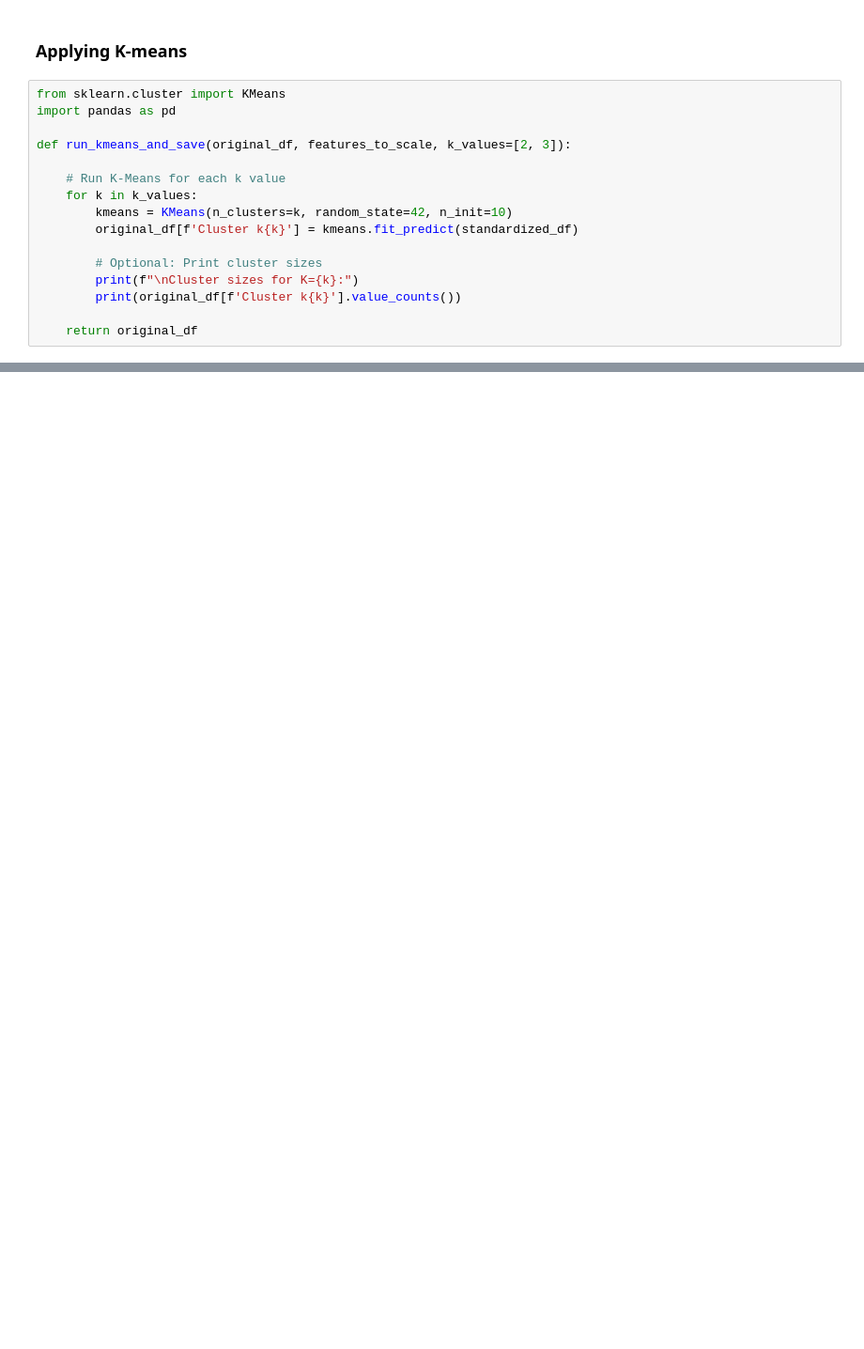
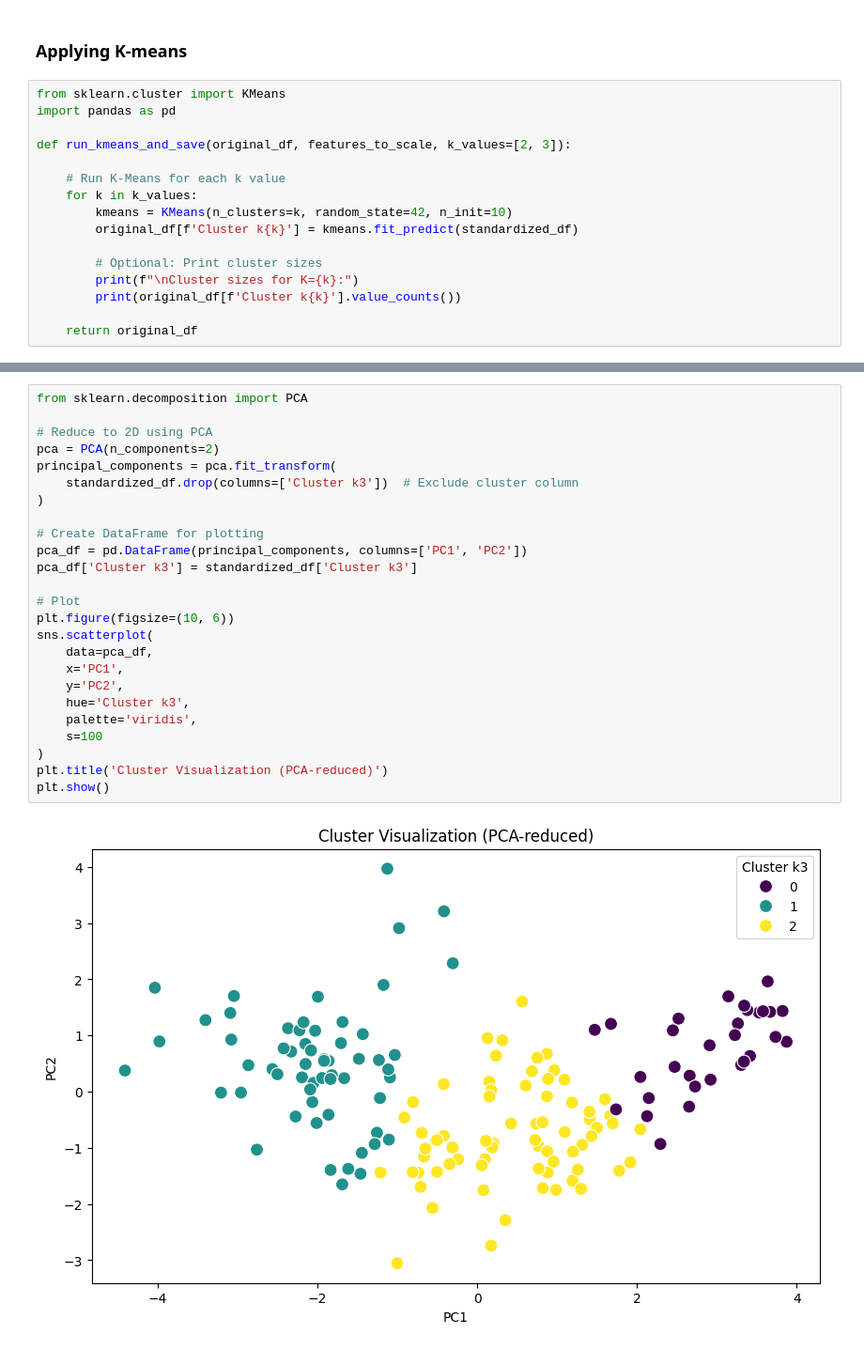
Before and after one commit to fairuznawar122/World-Happiness-Classification, a Jupyter notebook: World_Happiness_Kmeans.ipynb, the cells around one changed output, grey strips where cells are left out. Shown at 94% size. Cells and saved outputs as stored; diff of their text form; blank space fills up the shorter version.

```diff
--- a/World_Happiness_Kmeans.ipynb
+++ b/World_Happiness_Kmeans.ipynb
@@ -207,0 +361,27 @@ Name: count, dtype: int64
+# %%
+from sklearn.decomposition import PCA
+
+# Reduce to 2D using PCA
+pca = PCA(n_components=2)
+principal_components = pca.fit_transform(
+    standardized_df.drop(columns=['Cluster k3'])  # Exclude cluster column
+)
+
+# Create DataFrame for plotting
+pca_df = pd.DataFrame(principal_components, columns=['PC1', 'PC2'])
+pca_df['Cluster k3'] = standardized_df['Cluster k3']
+
+# Plot
+plt.figure(figsize=(10, 6))
+sns.scatterplot(
+    data=pca_df,
+    x='PC1',
+    y='PC2',
+    hue='Cluster k3',
+    palette='viridis',
+    s=100
+)
+plt.title('Cluster Visualization (PCA-reduced)')
+plt.show()
+# %% [output]
+[figure, added]
```
Also changed, not shown: parts of 16 cells of this notebook.
